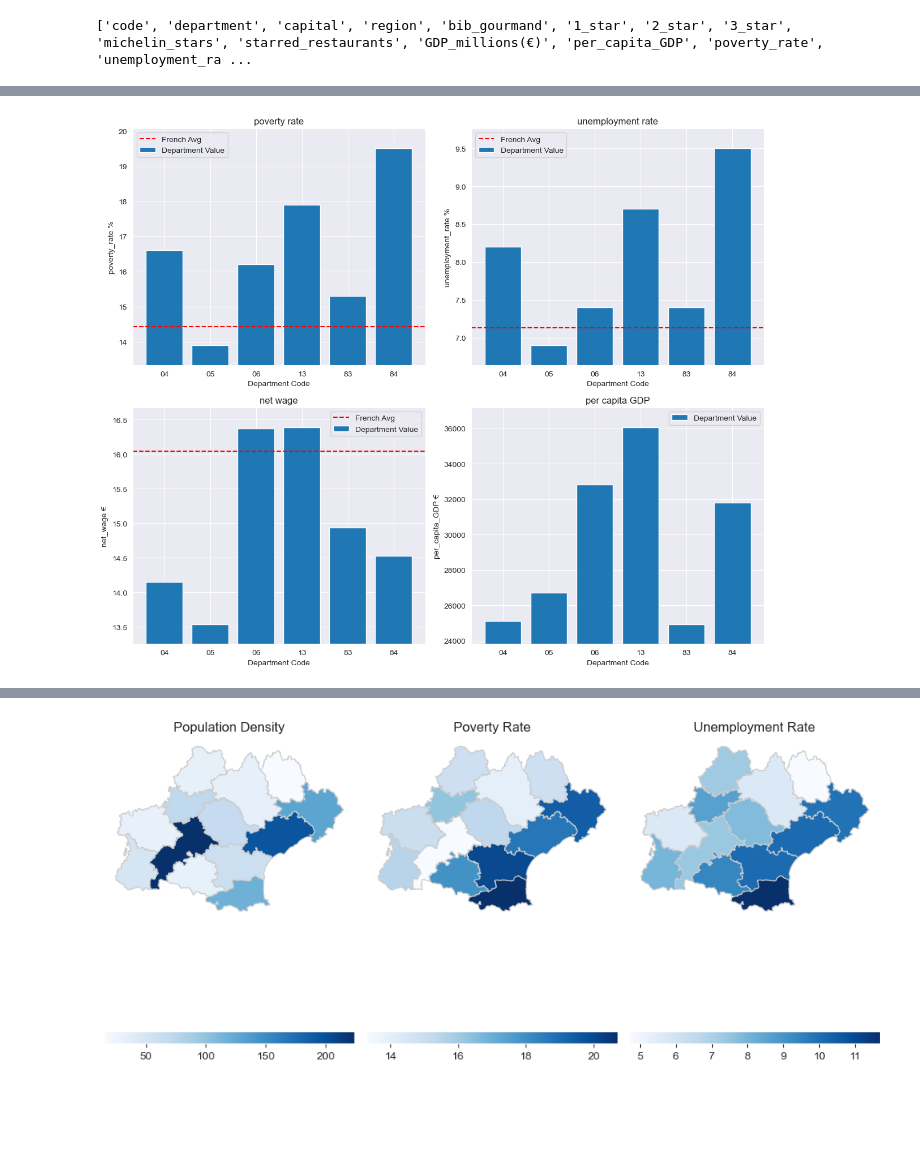
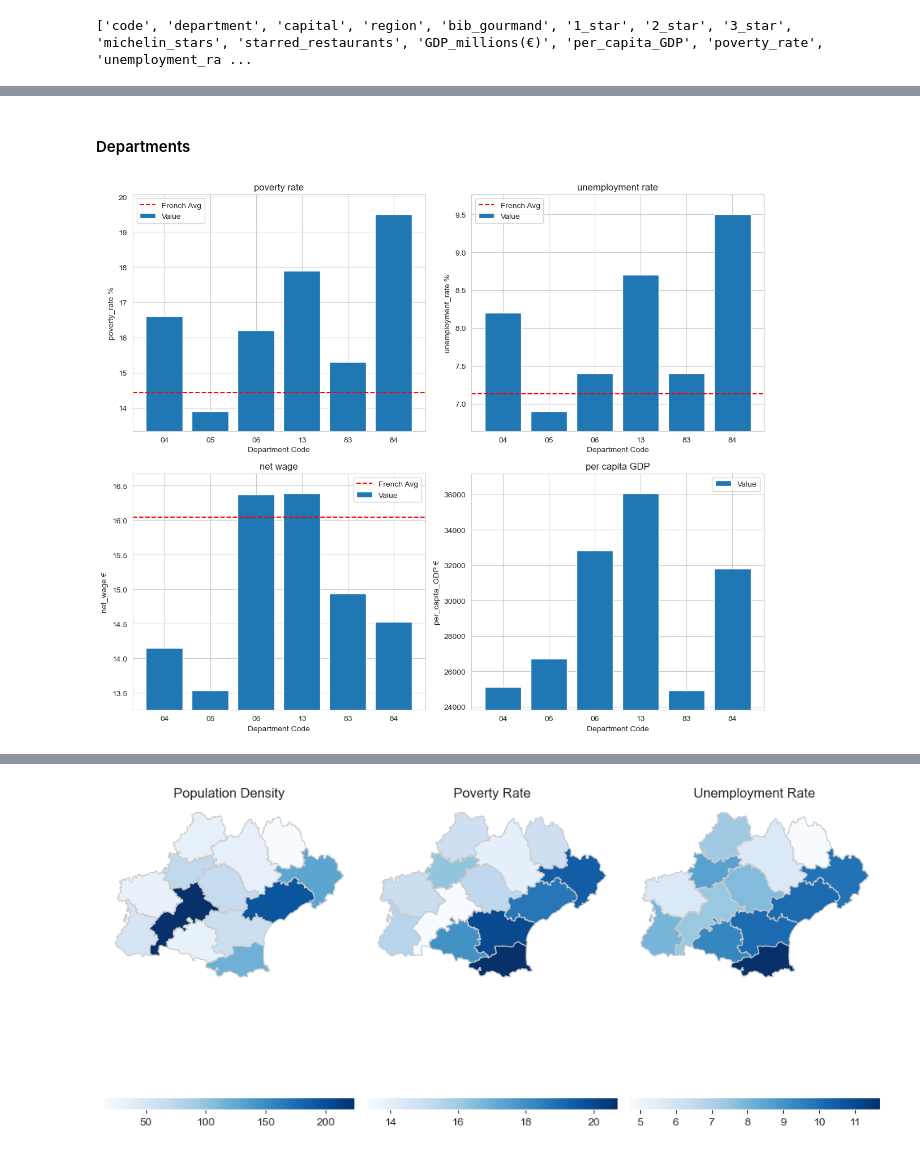
Before and after one commit to pineapple-bois/Michelin_Rated_Restaurants, a Jupyter notebook: Notebooks/France/France_Analysis.ipynb, the cells around one changed output, grey strips where cells are left out. Drawn from its saved outputs; the diff is of its cells as text; code cells hidden in the pictures; blank space fills up the shorter version.

Commit message:
PACA analysis

```diff
--- a/Notebooks/France/France_Analysis.ipynb
+++ b/Notebooks/France/France_Analysis.ipynb
@@ -328,0 +363,3 @@ plot_multi_choropleth(paca, ['pop_density', 'poverty_rate', 'unemployment_rate']
+# %%
+paca_dept = filter_dataframe(departments, regions='Provence')
+dataframe_info(paca_dept)
@@ -331,7 +455,9 @@ cols_of_interest = ['poverty_rate', 'unemployment_rate', 'net_wage', 'per_capita
 french_means = {'poverty': france_poverty,
                 'unemployment': france_unemployment,
                 'wage': france_wage}
+# %% [markdown]
+#### Departments
 # %%
-plot_side_by_side(paca, cols_of_interest, french_means)
+plot_side_by_side(paca_dept, cols_of_interest, french_means)
 # %% [output]
-[figure, old version]
+[figure, new version]
```
Also changed, not shown: parts of 43 cells of this notebook.
